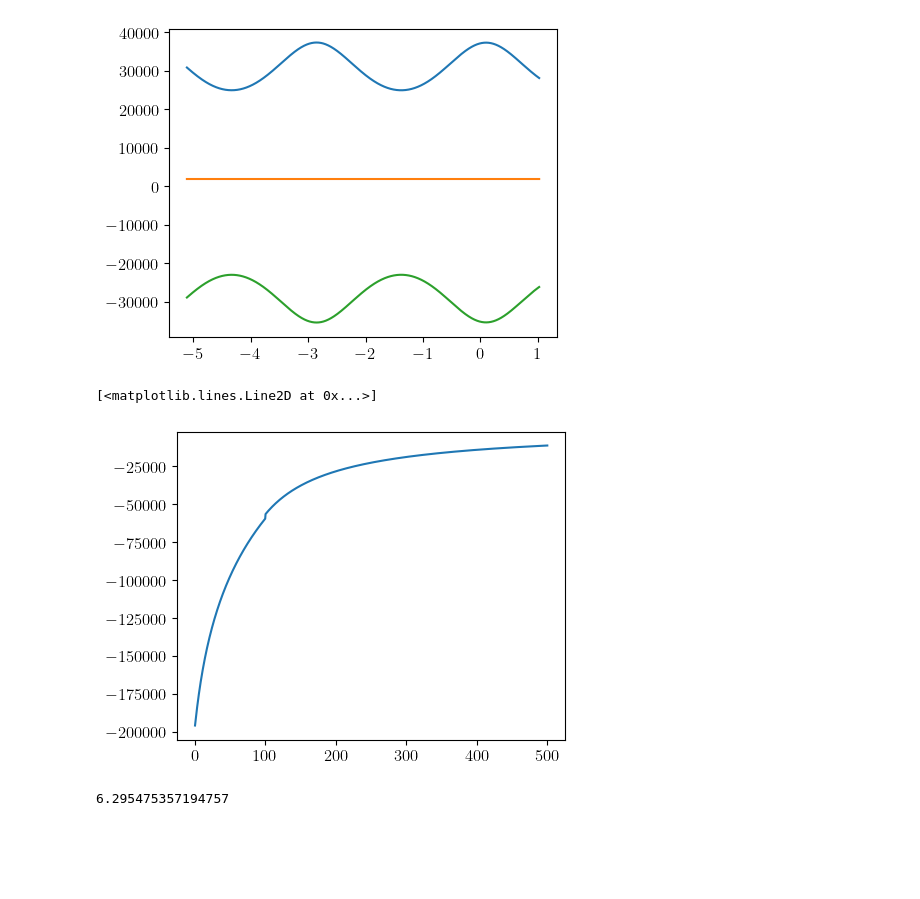
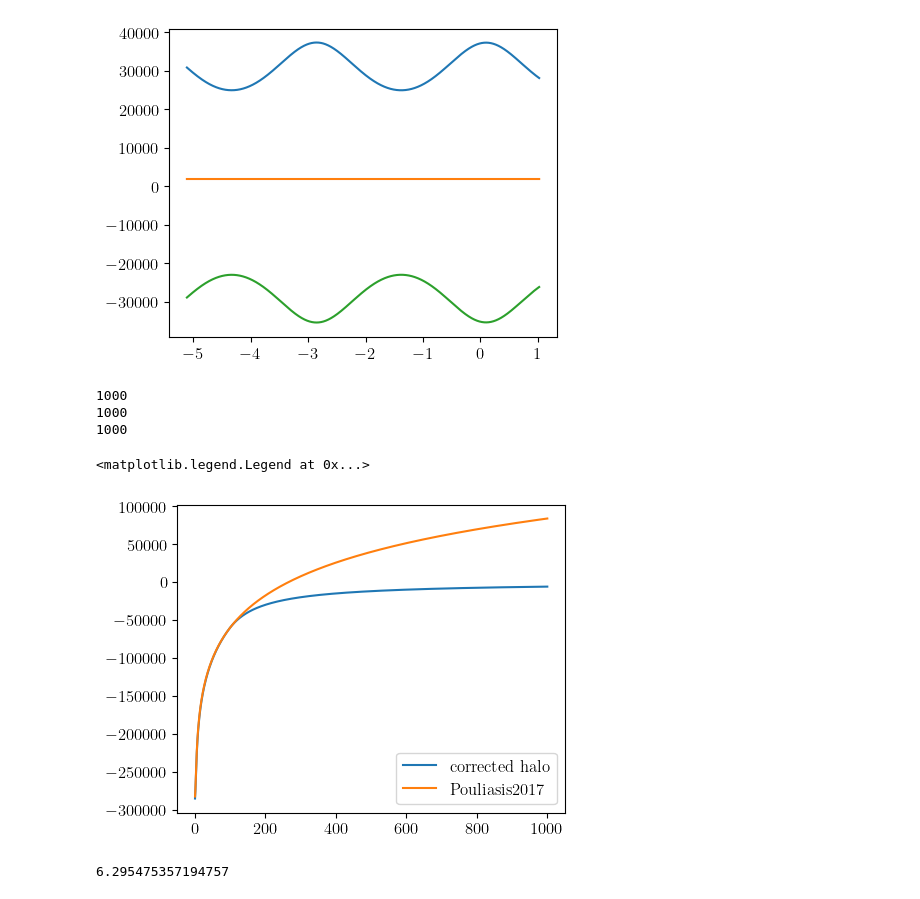
Before and after one commit to salvatore-ferrone/stream_analysis, a Jupyter notebook: figures/perturber_statistics.ipynb, the cells around one changed output. Drawn from its saved outputs; the diff is of its cells as text; code cells hidden in the pictures; blank space fills up the shorter version.

```diff
--- a/figures/perturber_statistics.ipynb
+++ b/figures/perturber_statistics.ipynb
@@ -74,4 +74,41 @@ def snap_all_init_cond_per_GC(fname):
         vy = np.array([myfile["monte-carlo-"+str(j).zfill(3)]['vyt'][0] for j in range(50)])
         vz = np.array([myfile["monte-carlo-"+str(j).zfill(3)]['vzt'][0] for j in range(50)])
         return x,y,z,vx,vy,vz
+# %%
+def allensantillianhalo(params,x,y,z):
+    G = params[0]
+    M= params[1]
+    a = params[2]
+    gamma = params[3]
+    rcut = params[4]
+
+    r = np.sqrt(x**2+y**2+z**2)
+    beyond = r>rcut
+
+    massMod = M*(r/a)**gamma
+    massMod = massMod/(1+(r/a)**(gamma-1))
+    amod = G*massMod/r**3
+    ax,ay,az = -amod*x,-amod*y,-amod*z
+
+    # update for the case where r>rcut
+    mtotal = M*(rcut/a)**gamma / (1+(rcut/a)**(gamma-1))
+    amod = G*mtotal/rcut**3
+    ax[beyond],ay[beyond],az[beyond] = -amod*x[beyond],-amod*y[beyond],-amod*z[beyond]
+
+    phic = -(G*mtotal/rcut) - (G*M/a) * np.log(1 + (rcut/a)**(gamma-1))
+    phi = (G*M/a) * np.log(1 + (r/a)**(gamma-1)) +phic
+
+    phi[beyond] =  -(G*mtotal/r[beyond])
+
+    return ax,ay,az,phi
+
+
+def correctedhalo(MWparams,x,y,z):
+    haloparms = [*MWparams[0:5]]
+    disk1params = [MWparams[0],*MWparams[5:8]]
+    disk2params = [MWparams[0],*MWparams[8:]]
+    phi = allensantillianhalo(haloparms,x,y,z)[3]
+    phi1 = tstrippy.potentials.miyamotonagai(disk1params,x,y,z)[3]
+    phi2 = tstrippy.potentials.miyamotonagai(disk2params,x,y,z)[3]
+    return phi+phi1+phi2
 # %%
@@ -249,21 +246,20 @@ def allensantillianhalo(params,x,y,z):
     phi[beyond] =  -(G*mtotal/r[beyond])
 
     return ax,ay,az,phi
-# %%
-G = MWparams[0]
-M = MWparams[1]
-a = MWparams[2]
-gamma   =   MWparams[3]
-rcut    =   MWparams[4]
-params  =   [G,M,a,gamma,rcut]
-
-r = np.linspace(0.1,500,1000)
-fig,axis=plt.subplots(1,1,figsize=(5,4))
-ax,ay,az,phi = allensantillianhalo(params,r,np.zeros_like(r),np.zeros_like(r))
-axis.plot(r,phi)
-# %% [output]
-[<matplotlib.lines.Line2D at 0x...>]
-[figure, removed]
+# %%
+r = np.linspace(0.1,1000,1000)
+VPHI = tstrippy.potentials.pouliasis2017pii(MWparams,r,np.zeros_like(r),np.zeros_like(r))[3]
+myphi = correctedhalo(MWparams,r,np.zeros_like(r),np.zeros_like(r))
+fig,axis=plt.subplots(1,1,figsize=(5,4))
+axis.plot(r,myphi,label="corrected halo")
+axis.plot(r,VPHI,label="Pouliasis2017")
+axis.legend()
+# %% [output]
+1000
+1000
+1000
+<matplotlib.legend.Legend at 0x...>
+[figure, added]
 # %%
 mtotal = M*(rcut/a)**gamma * (1 + (rcut/a)**(gamma-1))**(-1)
 # %%
```
Also changed, not shown: parts of 8 cells of this notebook.
